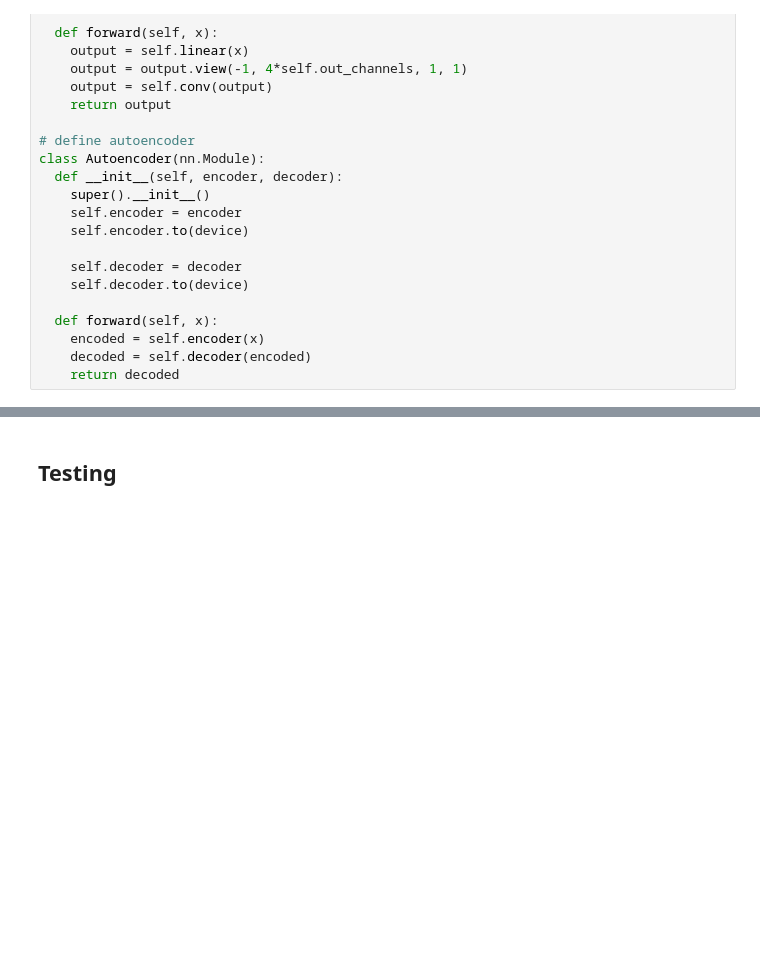
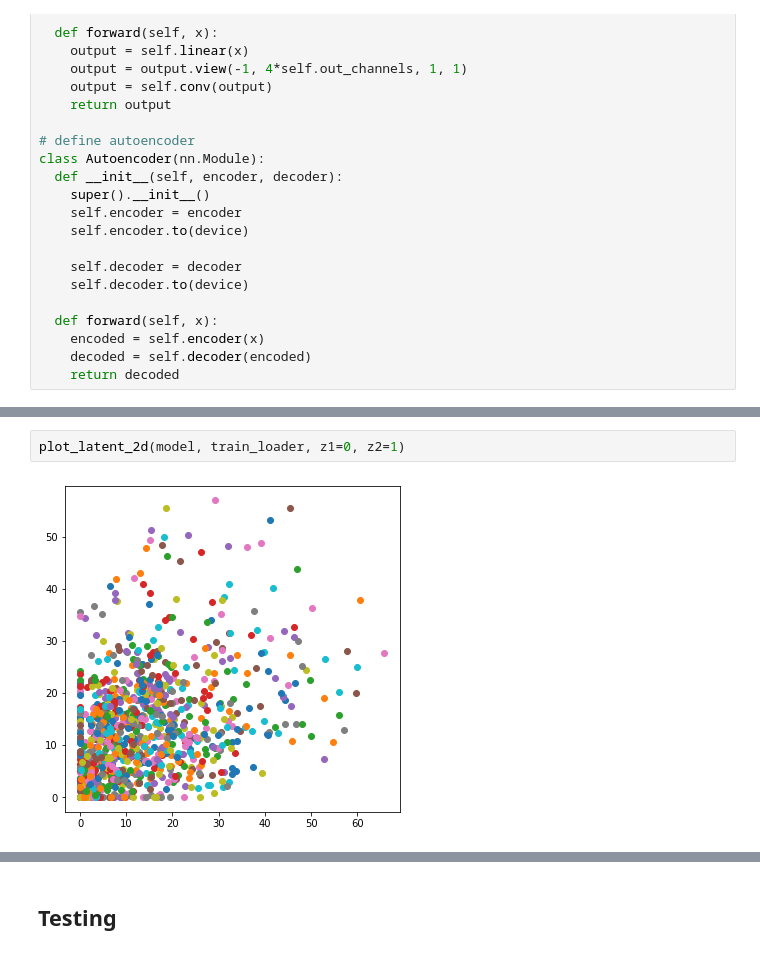
Before and after one commit to HemiaoZhang/CEE316Project, a Jupyter notebook: 2_cnn_autoencoder.ipynb, the cells around one changed output, grey strips where cells are left out. Cells and saved outputs as stored; diff of their text form; blank space fills up the shorter version.

```diff
--- a/2_cnn_autoencoder.ipynb
+++ b/2_cnn_autoencoder.ipynb
@@ -248,0 +314,4 @@ plt.show()
+# %%
+plot_latent_2d(model, train_loader, z1=0, z2=1)
+# %% [output]
+[figure, added]
```
Also changed, not shown: parts of 18 cells of this notebook.
